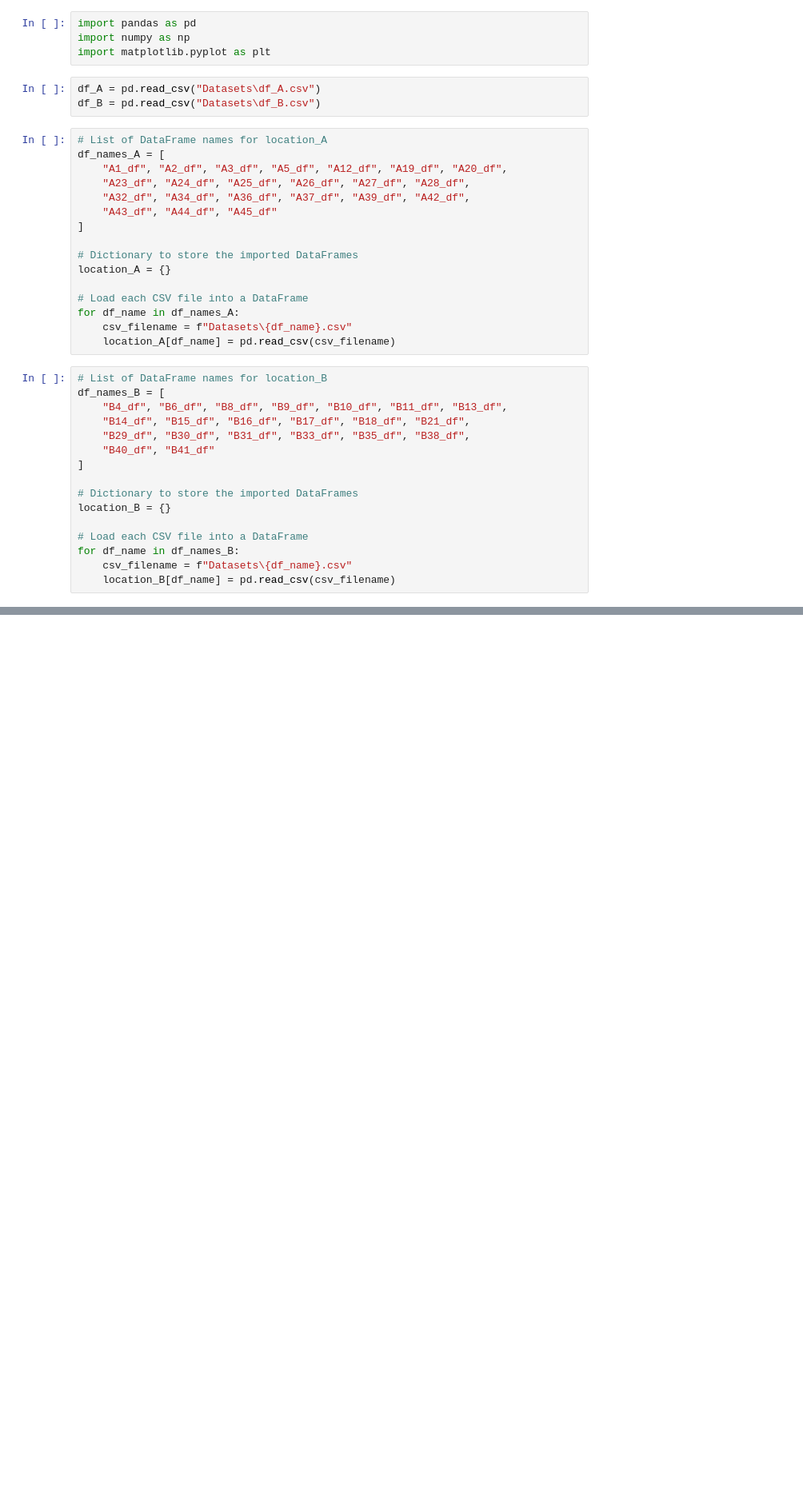
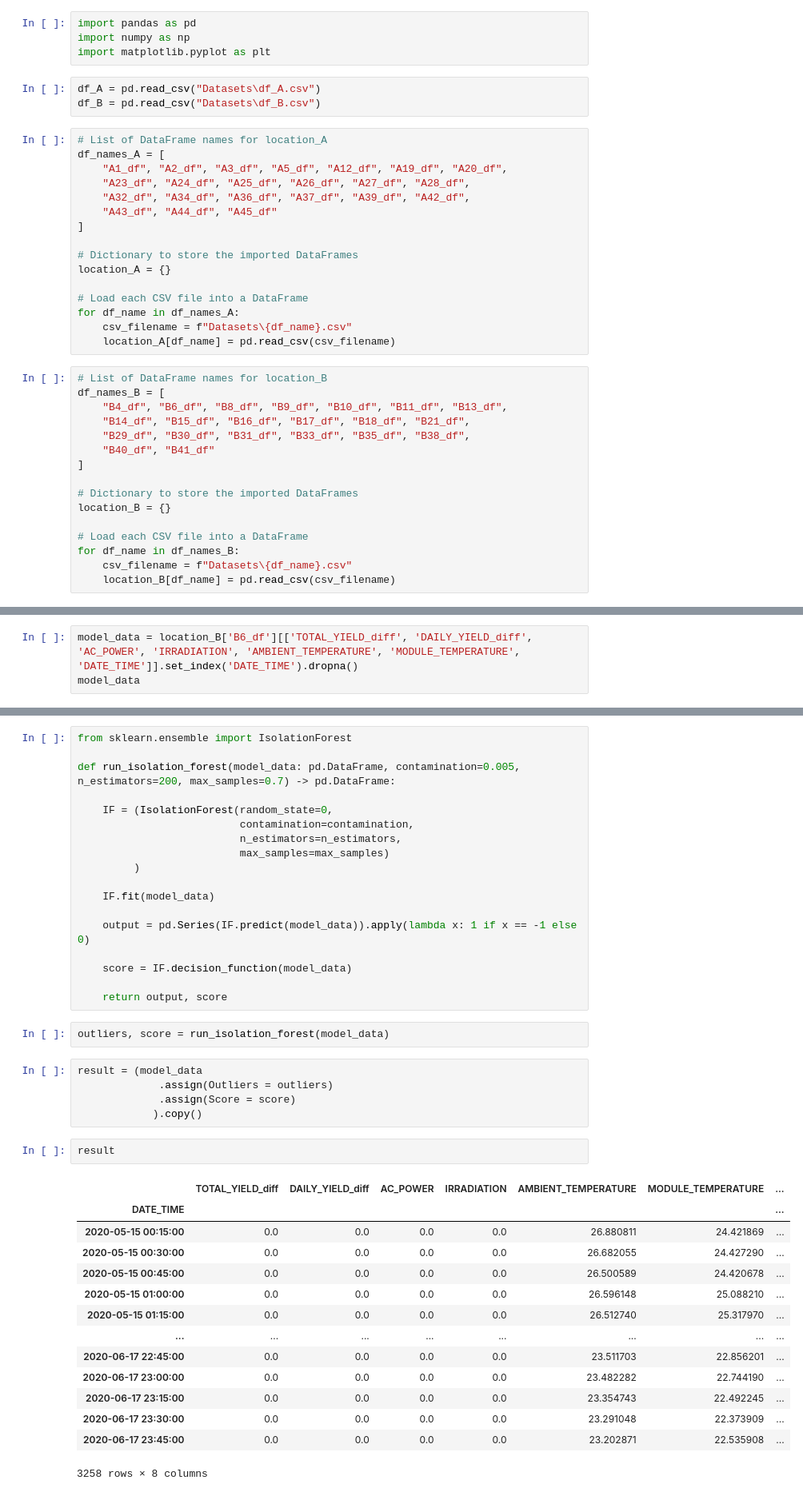
Before and after one commit to AkinduH/SLIIT-Datathon-2024, a Jupyter notebook: Anomaly_Detection_Model.ipynb, the cells around one changed output, grey strips where cells are left out. Shown at 80% size. Saved outputs shown, nothing was run; the diff lists cells and outputs as text; blank space fills up the shorter version.

```diff
--- a/Anomaly_Detection_Model.ipynb
+++ b/Anomaly_Detection_Model.ipynb
@@ -55,0 +105,3 @@ location_A['A1_df']
+# %%
+model_data = location_B['B6_df'][['TOTAL_YIELD_diff', 'DAILY_YIELD_diff', 'AC_POWER', 'IRRADIATION', 'AMBIENT_TEMPERATURE', 'MODULE_TEMPERATURE', 'DATE_TIME']].set_index('DATE_TIME').dropna()
+model_data
@@ -55,0 +123,42 @@ location_A['A1_df']
+# %%
+from sklearn.ensemble import IsolationForest
+
+def run_isolation_forest(model_data: pd.DataFrame, contamination=0.005, n_estimators=200, max_samples=0.7) -> pd.DataFrame:
+
+    IF = (IsolationForest(random_state=0,
+                          contamination=contamination,
+                          n_estimators=n_estimators,
+                          max_samples=max_samples)
+         )
+
+    IF.fit(model_data)
+
+    output = pd.Series(IF.predict(model_data)).apply(lambda x: 1 if x == -1 else 0)
+
+    score = IF.decision_function(model_data)
+
+    return output, score
+# %%
+outliers, score = run_isolation_forest(model_data)
+# %%
+result = (model_data
+             .assign(Outliers = outliers)
+             .assign(Score = score)
+            ).copy()
+# %%
+result
+# %% [output]
+|  | TOTAL_YIELD_diff | DAILY_YIELD_diff | AC_POWER | IRRADIATION | AMBIENT_TEMPERATURE | MODULE_TEMPERATURE | ... |
+| DATE_TIME |  |  |  |  |  |  | ... |
+| 2020-05-15 00:15:00 | 0.0 | 0.0 | 0.0 | 0.0 | 26.880811 | 24.421869 | ... |
+| 2020-05-15 00:30:00 | 0.0 | 0.0 | 0.0 | 0.0 | 26.682055 | 24.427290 | ... |
+| 2020-05-15 00:45:00 | 0.0 | 0.0 | 0.0 | 0.0 | 26.500589 | 24.420678 | ... |
+| 2020-05-15 01:00:00 | 0.0 | 0.0 | 0.0 | 0.0 | 26.596148 | 25.088210 | ... |
+| 2020-05-15 01:15:00 | 0.0 | 0.0 | 0.0 | 0.0 | 26.512740 | 25.317970 | ... |
+| ... | ... | ... | ... | ... | ... | ... | ... |
+| 2020-06-17 22:45:00 | 0.0 | 0.0 | 0.0 | 0.0 | 23.511703 | 22.856201 | ... |
+| 2020-06-17 23:00:00 | 0.0 | 0.0 | 0.0 | 0.0 | 23.482282 | 22.744190 | ... |
+| 2020-06-17 23:15:00 | 0.0 | 0.0 | 0.0 | 0.0 | 23.354743 | 22.492245 | ... |
+| 2020-06-17 23:30:00 | 0.0 | 0.0 | 0.0 | 0.0 | 23.291048 | 22.373909 | ... |
+| 2020-06-17 23:45:00 | 0.0 | 0.0 | 0.0 | 0.0 | 23.202871 | 22.535908 | ... |
+3258 rows × 8 columns
```
Also changed, not shown: parts of 8 cells of this notebook, 2 other files.
